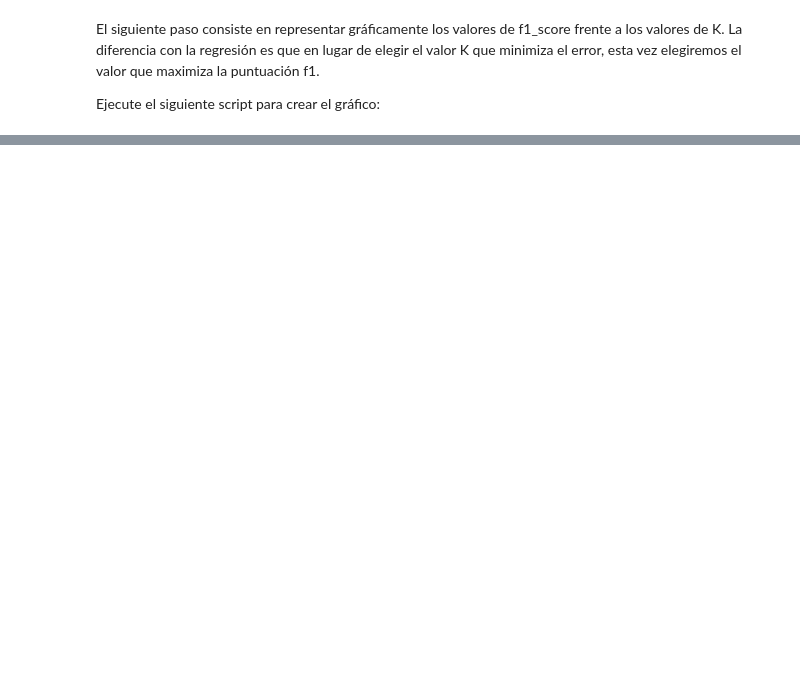
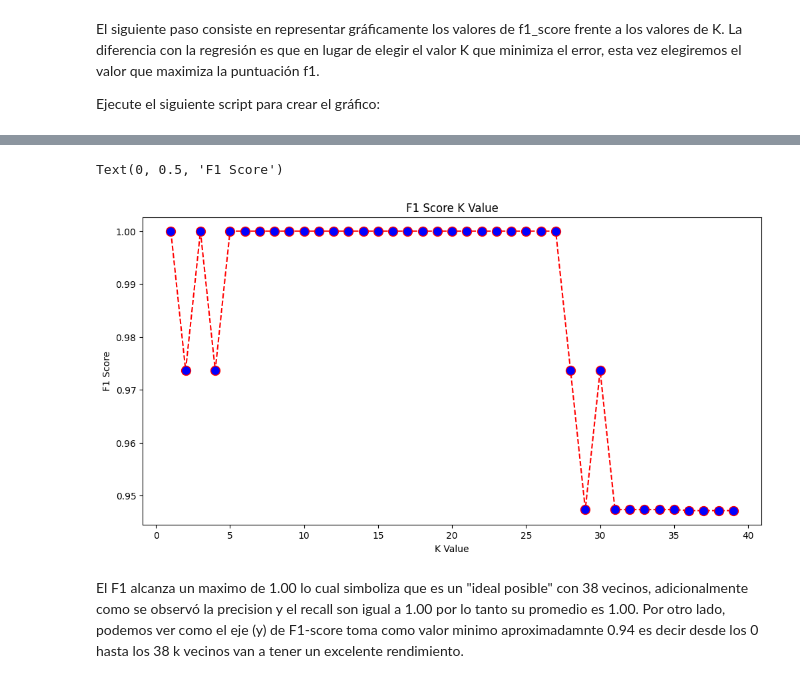
Before and after one commit to td2USA-20232/g3Caso3, a Jupyter notebook: knn.ipynb, the cells around one changed output, grey strips where cells are left out. Cells and saved outputs as stored; diff of their text form; code cells hidden in the pictures; blank space fills up the shorter version.

```diff
--- a/knn.ipynb
+++ b/knn.ipynb
@@ -422,0 +194,23 @@ Así es como detectamos cada punto de datos que se desvía de la tendencia gener
+# %%
+# Escalado de características para la clasificación
+from sklearn.preprocessing import StandardScaler
+
+#Se crea un escaler
+scaler = StandardScaler()
+# Ajusta el StandardScaler a los datos de entrenamiento (X_train)
+scaler.fit(X_train)
+
+# Aplica la transformación de escala a las características del conjunto de entrenamiento (X_train)
+X_train = scaler.transform(X_train)
+
+# Aplica la misma transformación de escala a las características del conjunto de prueba (X_test)
+X_test = scaler.transform(X_test)
+# %%
+from sklearn.neighbors import KNeighborsClassifier
+
+# Crea una instancia del KNeighborsClassifier
+#El hiperparámetro más importante en KNN es k, que representa el número de vecinos más cercanos a considerar cuando se toma una decisión de clasificación
+classifier = KNeighborsClassifier()
+
+# Entrena el modelo con los datos de entrenamiento
+classifier.fit(X_train, y_train)
@@ -422,0 +305,25 @@ Así es como detectamos cada punto de datos que se desvía de la tendencia gener
+# %%
+from sklearn.metrics import f1_score
+
+f1s = []
+
+# Calculating f1 score for K values between 1 and 40
+for i in range(1, 40):
+    knn = KNeighborsClassifier(n_neighbors=i)
+    knn.fit(X_train, y_train)
+    pred_i = knn.predict(X_test)
+    # using average='weighted' to calculate a weighted average for the 4 classes
+    f1s.append(f1_score(y_test, pred_i, average='weighted'))
+# %%
+import matplotlib.pyplot as plt
+
+plt.figure(figsize=(12, 6))
+plt.plot(range(1, 40), f1s, color='red', linestyle='dashed', marker='o', markerfacecolor='blue', markersize=10)
+plt.title('F1 Score K Value')
+plt.xlabel('K Value')
+plt.ylabel('F1 Score')
+# %% [output]
+Text(0, 0.5, 'F1 Score')
+[figure, added]
+# %% [markdown]
+El F1 alcanza un maximo de 1.00 lo cual simboliza que es un "ideal posible" con 38 vecinos, adicionalmente como se observó la precision y el recall son igual a 1.00 por lo tanto su promedio es 1.00. Por otro lado, podemos ver como el eje (y) de F1-score toma como valor minimo aproximadamnte 0.94 es decir desde los 0 hasta los 38 k vecinos van a tener un excelente rendimiento.
```
Also changed, not shown: parts of 59 cells of this notebook, 1 other file.
